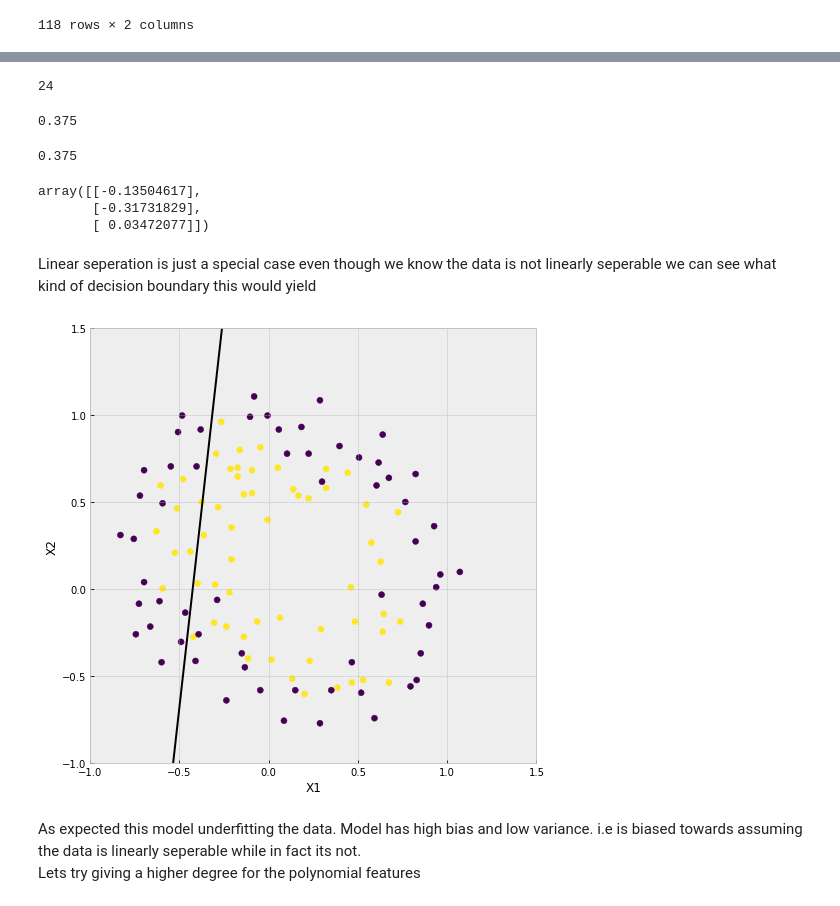
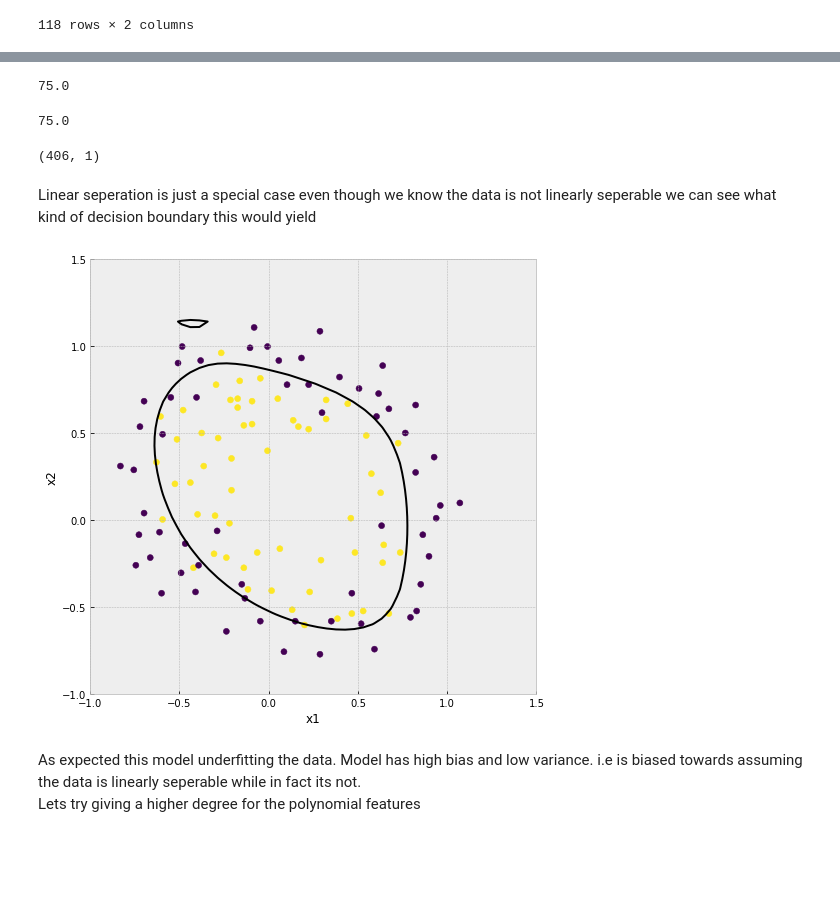
Before and after one commit to tavo-robotas/edu_machine_learning, a Jupyter notebook: __logistic_regression/__VII_Logistic_regression_as_a_nonlinear_classifier.ipynb, the cells around one changed output, grey strips where cells are left out. Saved outputs shown, nothing was run; the diff lists cells and outputs as text; code cells hidden in the pictures; blank space fills up the shorter version.

```diff
--- a/__logistic_regression/__VII_Logistic_regression_as_a_nonlinear_classifier.ipynb
+++ b/__logistic_regression/__VII_Logistic_regression_as_a_nonlinear_classifier.ipynb
@@ -216,13 +180,0 @@ lgr.__dict__
-# %%
-def train_test_split(X, y, ratio=0.8):
-    # train test subsets split
-    n = int(len(X) * ratio)
-    A = np.concatenate((X, y), axis=1)
-    np.random.shuffle(A)
-    row, col = X.shape
-    X_train = A[:n,  :col]
-    X_test  = A[n:,  :col]
-    y_train = A[:n, col:]
-    y_test  = A[n:, col:]
-
-    return X_train, X_test, y_train, y_test
@@ -233,2 +183,8 @@ X_poly.shape
 # %%
-X_train, X_test, y_train, y_test = train_test_split(X_poly, y)
+X_train, X_test, y_train, y_test = train_test_split(
+    X_poly,
+    y,
+    train_size=.8,
+    stratify=y,
+    random_state=123
+)
@@ -251,21 +203,17 @@ array([0, 0, 0, 0, 0, 0, 0, 0, 0, 0, 1, 0, 0, 0, 0, 0, 0, 0, 0, 0, 0, 0,
-# %%
-len(y_pred)
-# %% [output]
-24
 # %%
 score = lgr.accuracy(X_test, y_test)
-score
+score * 100
 # %% [output]
-0.375
+75.0
 # %%
 from sklearn.metrics import accuracy_score
 # %%
 skl_score = accuracy_score(y_test, y_pred)
-skl_score
+skl_score * 100
 # %% [output]
-0.375
+75.0
 # %%
-def decision_boundary(theta, degree):
+def decision_boundary(theta, degree=1):
     x = np.linspace(-1, 1.5, 50)
     y = np.linspace(-1, 1.5, 50)
     X, Y = np.meshgrid(x,y)
@@ -276,6 +224,7 @@ def decision_boundary(theta, degree):
     h = np.zeros((len(x) * len(y)))
 
     X_poly = mapFeature(X, Y, degree)
+    X_poly = np.insert(X_poly, 0, 1, axis=1)
     h = X_poly.dot(theta)
 
     # reshape X, Y, h back to matrix
@@ -287,22 +236,20 @@ def decision_boundary(theta, degree):
     plot = plt.contour(X, Y, h, levels=[0], cmap="gray")
     return plot
 # %%
-theta = lgr._coef()
-theta
+theta = lgr.get_coef()
+theta.shape
 # %% [output]
-array([[-0.13504617],
-       [-0.31731829],
-       [ 0.03472077]])
+(406, 1)
 # %% [markdown]
 Linear seperation is just a special case even though we know the data is not linearly seperable we can see what kind of decision boundary this would yield
 # %%
 plt.subplots(figsize=(8,8))
-plt.scatter(data['x1'], data['x2'], c=data['label'])
-plt.xlabel('X1')
-plt.ylabel('X2')
-decision_boundary(theta, degree);
+plt.scatter(data.x1, data.x2, c=data.label)
+plt.xlabel('x1')
+plt.ylabel('x2')
+decision_boundary(theta, degree=27);
 # %% [output]
-[figure, old version]
+[figure, new version]
 # %% [markdown]
 As expected this model underfitting the data. Model has high bias and low variance. i.e is biased towards assuming the data is linearly seperable while in fact its not.<br>
 Lets try giving a higher degree for the polynomial features
```
Also changed, not shown: parts of 48 cells of this notebook, 2 other files.
